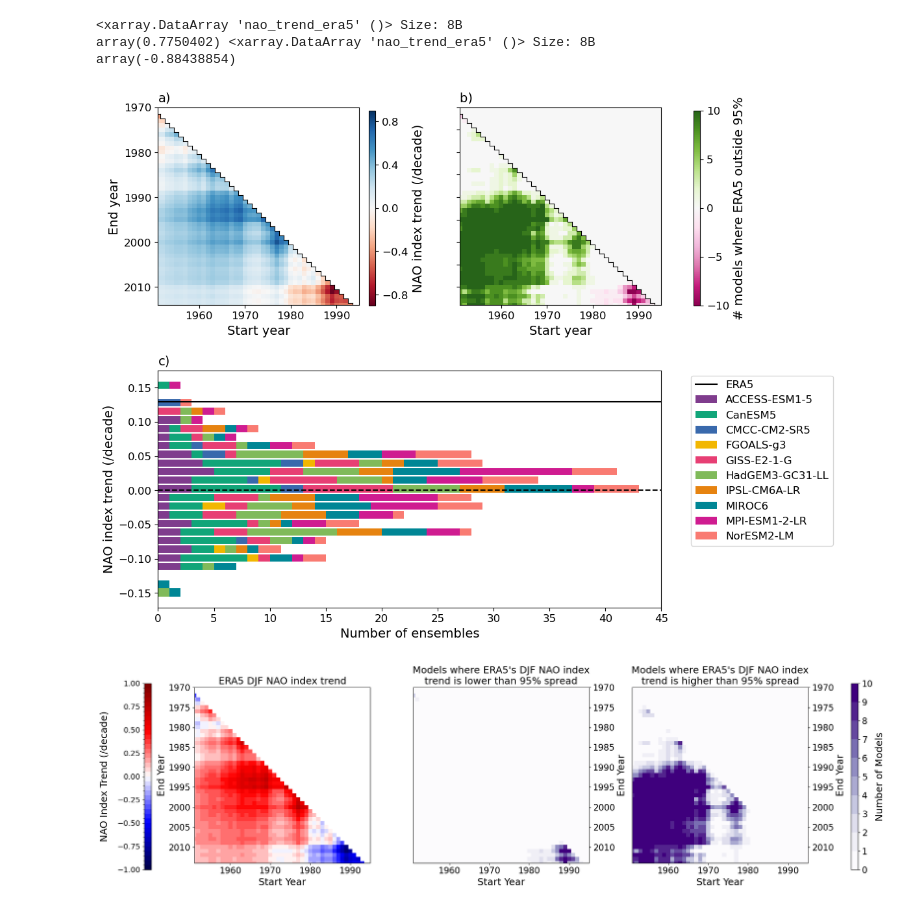
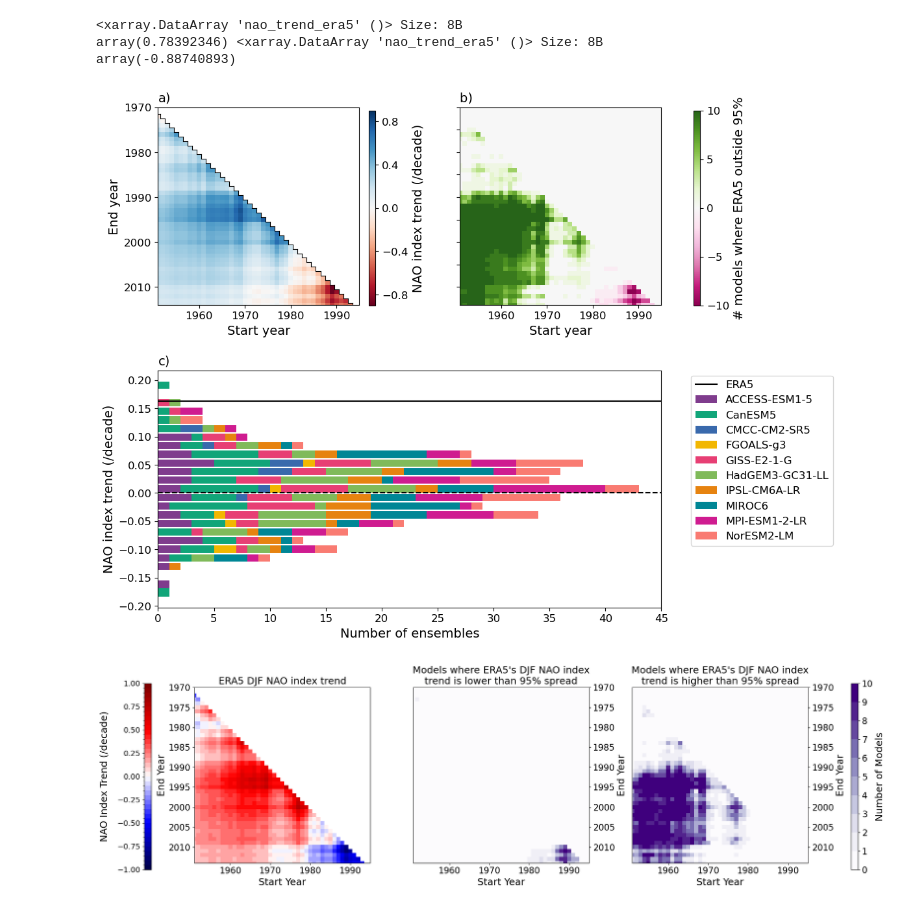
Before and after one commit to slbennie/scripts_trend_projections, a Jupyter notebook: NAtlantic_WG/NAO_community_paper_plotting/Trend_BF_analysis_sensitive_period.ipynb, the cells around one changed output. Drawn from its saved outputs; the diff is of its cells as text; code cells hidden in the pictures.

Commit message:
02/12/2025 Added in the R^2 per ensemble member but mean EOF

```diff
--- a/NAtlantic_WG/NAO_community_paper_plotting/Trend_BF_analysis_sensitive_period.ipynb
+++ b/NAtlantic_WG/NAO_community_paper_plotting/Trend_BF_analysis_sensitive_period.ipynb
@@ -97,13 +97,14 @@ def get_multimodel_mean(files, variable):
 
 variable = 'psl'
 model = ['HadGEM3-GC31-LL']
+#models = ['ACCESS-ESM1-5','CanESM5','CMCC-CM2-SR5','FGOALS-g3','GISS-E2-1-G','HadGEM3-GC31-LL','IPSL-CM6A-LR','MIROC6','MPI-ESM1-2-LR','NorESM2-LM']#for historical - removed GISS as issues with time on that one.
 start_years = np.arange(1951, 2014)
 end_year = 2015
 end_years = np.arange(1952,2015)
 ensemble_trends = []
 model_trend_list = []
 
-for m in model:
+for m in models:
     #looping through each model to find the filenames of the nao timeseries for each ensemble member and ensemble_mean
     folderpath = '/gws/nopw/j04/extant/users/slbennie/projection_indicies/NAO/historical/' + m + '/'
     filepaths = [os.path.join(folderpath, filename) for filename in os.listdir(folderpath) if m in filename and '_EM_' not in filename]# and'r11i1' in filename]
@@ -141,4 +142,4 @@ trend_da = xr.DataArray(
 )
 #models = ['ACCESS-ESM1-5','CanESM5','CMCC-CM2-SR5','FGOALS-g3','GISS-E2-1-G','HadGEM3-GC31-LL','IPSL-CM6A-LR','MIROC6','MPI-ESM1-2-LR','NorESM2-LM']#for historical - removed GISS as issues with time on that one.
 
-#trend_da.to_netcdf('/gws/nopw/j04/extant/users/slbennie/NA_WG_trend_sensitivty.nc')
+trend_da.to_netcdf('/gws/nopw/j04/extant/users/slbennie/NA_WG_trend_sensitivty_old.nc')
@@ -217,19 +226,21 @@ trend_da.to_netcdf('/gws/nopw/j04/extant/users/slbennie/NA_WG_trend_sensitivity_
 # %%
 #ERA5 trend sensitivty to start date!!!
-variable = 'nao_timeseries_djf'
+variable = 'PCs'
 start_years = np.arange(1951, 2014)
 end_year = 2015
 end_years = np.arange(1952,2015)
 era5_trends = []
 
-era5 = xr.open_dataset('/gws/nopw/j04/extant/users/slbennie/CVDP_outputs/NAO/ERA5_2020/ERA5_1.cvdp_data.1940-2020.nc')
+#era5 = xr.open_dataset('/gws/nopw/j04/extant/users/slbennie/CVDP_outputs/NAO/ERA5_2020/ERA5_1.cvdp_data.1940-2020.nc')
+era5 = xr.open_dataset('/gws/nopw/j04/extant/users/slbennie/EOF/historical/DJFM/normalised_aligned_neg/era5/psl_mon_historical_era5_ensemble1_DJFM_EOF_indiv_1951-2014.nc')
+era5 = era5.sel(mode=0)
 
 era5_trend_matrix = np.full((len(start_years), len(end_years)), np.nan)
 
 for i, start in enumerate(start_years):
     valid_end_mask = end_years > start
     try:
-        era5_trend = calculate_NAO_trend(era5, start, end_year, 1, variable, 'TIME')
+        era5_trend = calculate_NAO_trend(era5, start, end_year, 1, variable, 'time')
         if era5_trend.shape[0] != valid_end_mask.sum():
             raise ValueError(f"Expected {valid_end_mask.sum()} trends, got {era5_trend.shape[0]}")
         era5_trend_matrix[i, valid_end_mask] = era5_trend * 10
@@ -282,6 +293,7 @@ Coordinates:
   * start_year  (start_year) int64 504B 1951 1952 1953 1954 ... 2011 2012 2013
   * end_year    (end_year) int64 504B 1952 1953 1954 1955 ... 2012 2013 2014
 # %%
+#creating the histogram plot
 #providing the list of models (each model has its own folder with the ensemble and ensemble mean data)
 model = ['ACCESS-ESM1-5','CanESM5','CMCC-CM2-SR5','FGOALS-g3','GISS-E2-1-G','HadGEM3-GC31-LL','IPSL-CM6A-LR','MIROC6','MPI-ESM1-2-LR','NorESM2-LM']#for historical - removed GISS as issues with time on that one.
 
@@ -291,23 +303,27 @@ year_final = 2015
 period_init = year_final - year_init - 1
 time = np.arange(year_init+period_init, year_final)
 
-variable = 'nao_timeseries_djf'
-ds = xr.open_dataset('/gws/nopw/j04/extant/users/slbennie/CVDP_outputs/NAO/ERA5_2020/ERA5_1.cvdp_data.1940-2020.nc')
-era5_trend_PDF = calculate_NAO_trend(ds, year_init, year_final, 63, variable, 'TIME') * 10
+variable = 'PCs'
+ds = xr.open_dataset('/gws/nopw/j04/extant/users/slbennie/EOF/historical/DJFM/normalised_aligned_neg/era5/psl_mon_historical_era5_ensemble1_DJFM_EOF_indiv_1951-2014.nc')
+ds = ds.sel(mode=0)
+print(ds)
+era5_trend_PDF = calculate_NAO_trend(ds, year_init, year_final, 63, variable, 'time') * 10
 
 ensembles_trend_PDF = {}
-variable = 'psl'
+variable = 'PCs'
 
 for m in model:
     #looping through each model to find the filenames of the nao timeseries for each ensemble member and ensemble_mean
-    folderpath = '/gws/nopw/j04/extant/users/slbennie/projection_indicies/NAO/historical/' + m + '/'
-    filepaths = [os.path.join(folderpath, filename) for filename in os.listdir(folderpath) if m in filename and '_EM_' not in filename]
+    folderpath = '/gws/nopw/j04/extant/users/slbennie/EOF/historical/DJFM/normalised_aligned_neg/' + m + '/'
+    filepaths = [os.path.join(folderpath, filename) for filename in os.listdir(folderpath) if m in filename and '1951-2014' in filename and '_EM_' not in filename]
 
     #finding the longest trend and then appending this to the data structure
     ensembles_trend_PDF[m] = []
     for i in range(0,len(filepaths)):
         ds = xr.open_dataset(filepaths[i])
-        trend_PDF = calculate_NAO_trend(ds,year_init, year_final, period_init, variable, 'year')
+        ds = ds.sel(mode=0)
+        print(ds)
+        trend_PDF = calculate_NAO_trend(ds,year_init, year_final, period_init, variable, 'time')
         ensembles_trend_PDF[m].append(trend_PDF.item() * 10)
 
 #finding the max and mins of all the data to then create good bins.
@@ -335,8 +369,8 @@ hist_data = np.array(hist_data)
 print(np.max(masked_trends), np.min(masked_trends))
 # %% [output]
 <xarray.DataArray 'nao_trend_era5' ()> Size: 8B
-array(0.7750402) <xarray.DataArray 'nao_trend_era5' ()> Size: 8B
-array(-0.88438854)
+array(0.78392346) <xarray.DataArray 'nao_trend_era5' ()> Size: 8B
+array(-0.88740893)
 # %%
 import numpy as np
 
@@ -463,15 +497,17 @@ cmap = plt.get_cmap("PiYG", len(levels) - 1)
 norm = TwoSlopeNorm(vmin=-10, vcenter=0, vmax=10)
 
 img2 = tally_mask.transpose("end_year","start_year").plot(cmap=cmap, norm=norm, ax=ax2, add_colorbar=False, add_labels=False)
-
+data_b = tally_mask.transpose("end_year","start_year")
+mask_b = data_b.notnull().values
 
 cax = fig.add_axes([0.95, 0.575, 0.01, 0.3])
 cbar2 = fig.colorbar(img2, cax=cax, ticks=[-10,-5,0,5,10], orientation='vertical')
 cbar2.set_label("# models where ERA5 outside 95%", fontsize=14)
 cbar2.ax.tick_params(labelsize=12)
 
+
 ax2 = outline_from_mask(
-    mask_a,   # <- same mask as panel a
+    mask_b,   # <- same mask as panel a
     data_b["start_year"].values,
     data_b["end_year"].values,
     ax2,
@@ -488,35 +524,35 @@ ax2.set_yticklabels([])
 #ax2.yaxis.set_visible(False)
 
 #Plot c) 1951-2014 trends of models and era5 - histogram
 for i in range(0, len(hist_data)):
     ax3.barh(bin_edges[:-1], hist_data[i], height=np.diff(bin_edges), left=hist_data[:i].sum(axis=0), color=colors[i], label=model[i])
     ax3.barh(bin_edges[:-1], hist_data[i], height=np.diff(bin_edges), left=hist_data[:i].sum(axis=0), color=colors[i])
 
 bin_width = np.abs(bin_edges[0]-bin_edges[1])
 
 #plotting the trend hisogram
 for i in range(1,len(bin_edges)):
     ax3.axhline(bin_edges[i]+bin_width/2, color='white')
 
 #plotting ERA5
 ax3.axhline(era5_trend_PDF.item(), color='black', label='ERA5')
 ax3.axhline(0, color='black', linestyle='--')
 
 ax3.set_xlim(0,45)
 
 #creates a legend outwith the plots
 a = ax3.legend(loc='upper center', bbox_to_anchor=(1.2, 1), ncols=1, fontsize=12)
 
 ax3.set_title('c)', loc='left',fontsize=14)
 ax3.set_xlabel('Number of ensembles', fontsize=14)
 ax3.set_ylabel('NAO index trend (/decade)', fontsize=14)
 ax3.tick_params(labelsize=12)
 
-plt.savefig('NA_WG_final_trend_sens&histogram_1951-2014.png', bbox_inches='tight')
+plt.savefig('NA_WG_final_trend_sens&histogram_testing_old_1951-2014.png', bbox_inches='tight')
 
 plt.show()
 # %% [output]
-[figure, old version]
+[figure, new version]
 # %%
 fig, ax = plt.subplots(nrows=1, ncols=3, figsize=(18,6))
 
@@ -616,4 +652,4 @@ ax[2].set_title("Models where ERA5's DJF NAO index\ntrend is higher than 95% spr
 plt.tight_layout()
 plt.show()
 # %% [output]
-[figure, old version]
+[figure, new version]
```
Also changed, not shown: parts of 8 cells of this notebook, 36 other files.
